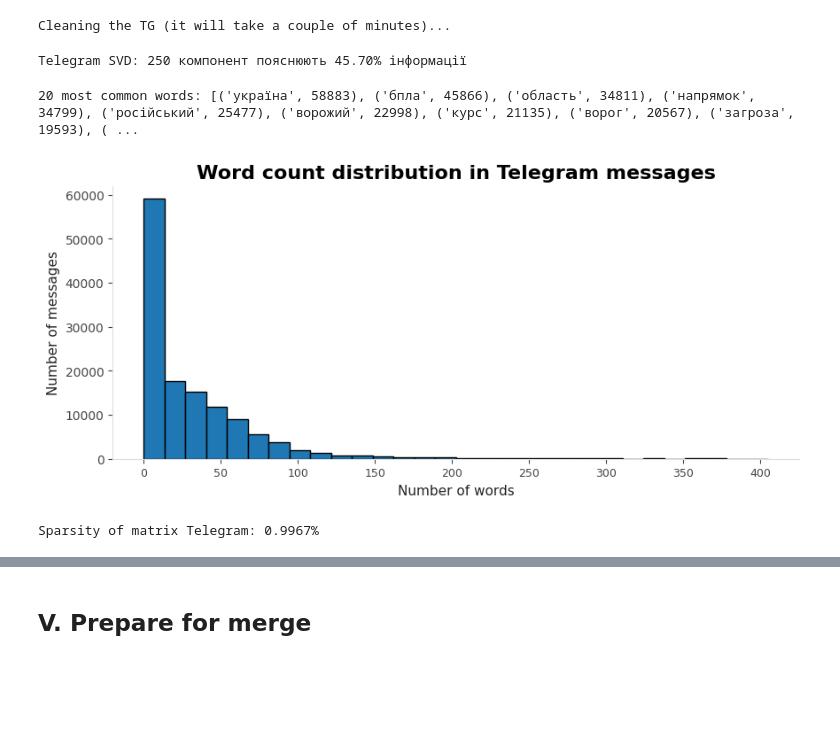
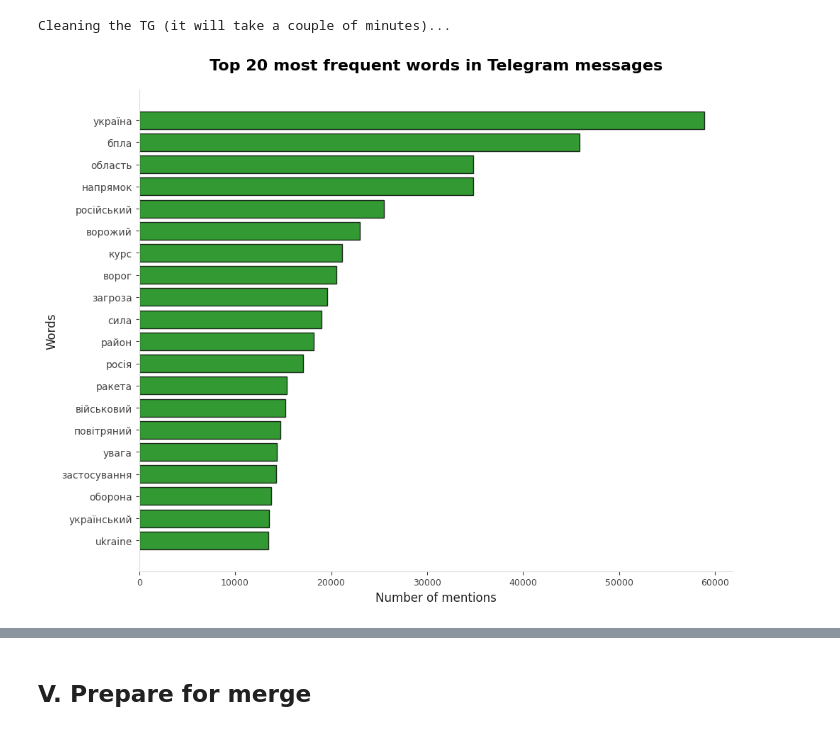
Before and after one commit to khorunzhaviktoriia/war-events-predictor-saas, a Jupyter notebook: forecasting/war_events_predictor.ipynb, the cells around one changed output, grey strips where cells are left out. Drawn from its saved outputs; the diff is of its cells as text; code cells hidden in the pictures; blank space fills up the shorter version.

```diff
--- a/forecasting/war_events_predictor.ipynb
+++ b/forecasting/war_events_predictor.ipynb
@@ -1705,13 +1701,0 @@ plt.show()
-# %%
-doc_count = {}
-for text in df_isw['text_final']:
-    tokens = set(text.split())
-    for token in tokens:
-        doc_count[token] = doc_count.get(token, 0) + 1
-
-total_docs = len(df_isw)
-top_doc_words = sorted(doc_count.items(), key=lambda x: x[1], reverse=True)[:20]
-
-print("\n Top-20 most popular words(ISW):")
-for token, count in top_doc_words:
-    print(f"{token}: {count}/{total_docs} = {count/total_docs:.2%}")
@@ -1756,6 +1733,7 @@ tqdm.pandas()
 from stop_words import get_stop_words
 morph = pymorphy3.MorphAnalyzer(lang='uk')
 ua_stop_words = set(get_stop_words('ukrainian'))
+trash_words=['telegram', 'whatsapp','viber']
 word_cache = {}
 
 def fast_tg_clean_optimized(text):
@@ -1772,7 +1750,7 @@ def fast_tg_clean_optimized(text):
 
         lemma = word_cache[w]
 
-        if lemma not in ua_stop_words:
+        if lemma not in ua_stop_words and lemma not in trash_words:
             res.append(lemma)
 
     return " ".join(res)
@@ -1781,8 +1759,24 @@ print("Cleaning the TG (it will take a couple of minutes)...")
 df_tg['message_clean'] = df_tg['message'].progress_apply(fast_tg_clean_optimized)
 # %% [output]
 Cleaning the TG (it will take a couple of minutes)...
+# %%
+all_words = " ".join(df_tg['message_clean']).split()
+word_counts = Counter(all_words)
+
+top_20 = word_counts.most_common(20)
+words = [item[0] for item in top_20]
+counts = [item[1] for item in top_20]
+
+plt.figure(figsize=(10, 8))
+plt.gca().invert_yaxis()
+plt.barh(words, counts, color='green', edgecolor='black', alpha=0.8)
+plt.title('Top 20 most frequent words in Telegram messages', fontsize=16, pad=20)
+plt.xlabel('Number of mentions', fontsize=12)
+plt.ylabel('Words', fontsize=12)
+plt.tight_layout()
+# %% [output]
+[figure, added]
 # %%
-
 vectorizer_tg = TfidfVectorizer(
     max_features=10000,
     min_df=5,
@@ -1790,30 +1784,3 @@ vectorizer_tg = TfidfVectorizer(
     dtype=np.float32
 )
 X_tg_sparse = vectorizer_tg.fit_transform(df_tg['message_clean'])
-
-svd_tg = TruncatedSVD(n_components=250, random_state=42)
-X_tg_reduced = svd_tg.fit_transform(X_tg_sparse)
-
-explained_var_tg = svd_tg.explained_variance_ratio_.sum()
-print(f"Telegram SVD: {X_tg_reduced.shape[1]} компонент пояснюють {explained_var_tg:.2%} інформації")
-
-df_tg_features = pd.DataFrame(
-    X_tg_reduced,
-    columns=[f'tg_topic_{i}' for i in range(250)]
-)
-
-df_tg_final = pd.concat([
-    df_tg[['date', 'channel']].reset_index(drop=True),
-    df_tg_features.reset_index(drop=True)
-], axis=1)
-
-df_tg_final.to_csv("telegram_processed_svd.csv", index=False, encoding="utf-8-sig")
-# %% [output]
-Telegram SVD: 250 компонент пояснюють 45.70% інформації
-# %%
-all_words = " ".join(df_tg['message_clean']).split()
-word_counts = Counter(all_words)
-
-print("20 most common words:", word_counts.most_common(20))
-# %% [output]
-20 most common words: [('україна', 58883), ('бпла', 45866), ('область', 34811), ('напрямок', 34799), ('російський', 25477), ('ворожий', 22998), ('курс', 21135), ('ворог', 20567), ('загроза', 19593), ( ...
@@ -1825,18 +1786,0 @@ df_tg['is_alarm'] = df_tg['date_only'].isin(all_alarm_dates).astype(int)
-# %%
-df_tg['word_count'] = df_tg['message_clean'].str.split().str.len()
-
-plt.figure(figsize=(10, 4))
-plt.hist(df_tg['word_count'], bins=30, edgecolor='black')  # bins = кількість стовпчиків
-
-plt.title('Word count distribution in Telegram messages')
-plt.xlabel('Number of words')
-plt.ylabel('Number of messages')
-
-plt.show()
-# %% [output]
-[figure, removed]
-# %%
-sparsity_tg = 1.0 - X_tg_sparse.nnz / (X_tg_sparse.shape[0] * X_tg_sparse.shape[1])
-print(f"Sparsity of matrix Telegram: {sparsity_tg:.4f}%")
-# %% [output]
-Sparsity of matrix Telegram: 0.9967%
```
Also changed, not shown: parts of 26 cells of this notebook.
